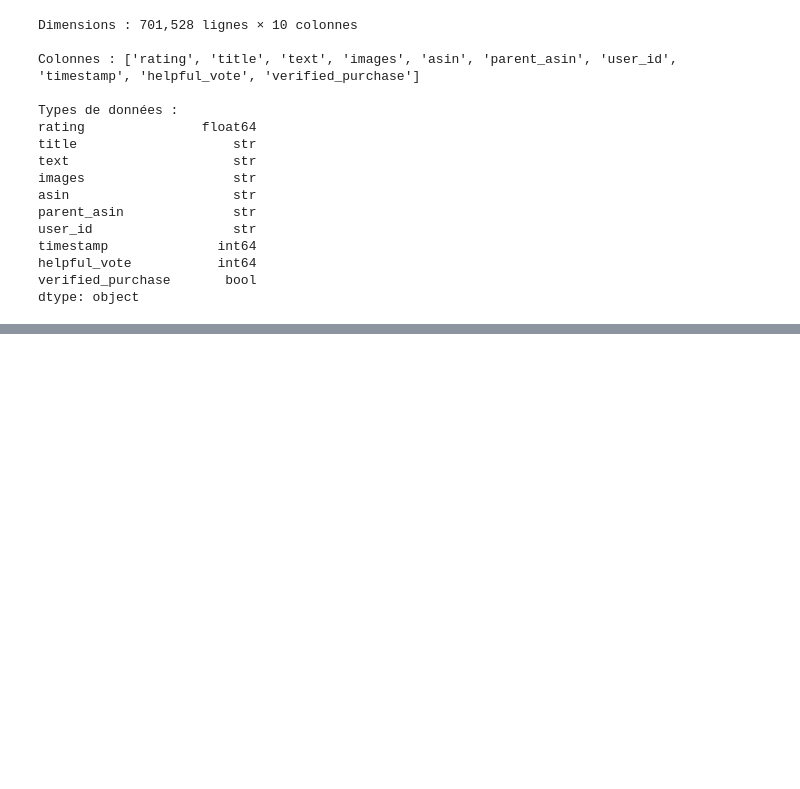
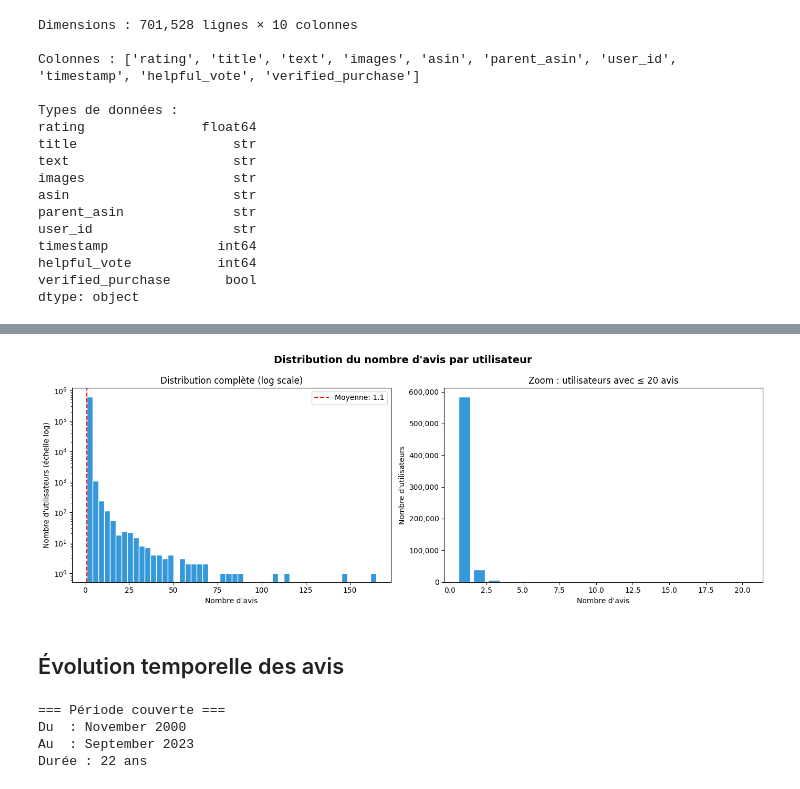
Before and after one commit to space9cowboy/Projet_5_Reco, a Jupyter notebook: notebooks/Exploration_All_Beauty.ipynb, the cells around one changed output, grey strips where cells are left out. Drawn from its saved outputs; the diff is of its cells as text; code cells hidden in the pictures; blank space fills up the shorter version.

```diff
--- a/notebooks/Exploration_All_Beauty.ipynb
+++ b/notebooks/Exploration_All_Beauty.ipynb
@@ -27,0 +113,16 @@ dtype: object
+# %%
+# Nombre d'avis par utilisateur
+reviews_per_user = df.groupby('user_id').size()
+
+# Statistiques clés
+print("=== Statistiques ===")
+print(f"Min    : {reviews_per_user.min()}")
+print(f"Max    : {reviews_per_user.max()}")
+print(f"Moyenne: {reviews_per_user.mean():.2f}")
+print(f"Médiane: {reviews_per_user.median():.0f}")
+
+print("\n=== Répartition par seuil ===")
+for seuil in [1, 2, 3, 5, 10]:
+    n = (reviews_per_user >= seuil).sum()
+    pct = n / len(reviews_per_user) * 100
+    print(f"≥ {seuil:2d} avis : {n:>7,} utilisateurs ({pct:.1f}%)")
@@ -27,0 +142,41 @@ dtype: object
+# %%
+fig, axes = plt.subplots(1, 2, figsize=(14, 5))
+fig.suptitle("Distribution du nombre d'avis par utilisateur", fontsize=14, fontweight='bold')
+
+# --- Histogramme en échelle log (tous les utilisateurs) ---
+axes[0].hist(reviews_per_user, bins=50, color='#3498db', edgecolor='white', log=True)
+axes[0].set_xlabel("Nombre d'avis")
+axes[0].set_ylabel("Nombre d'utilisateurs (échelle log)")
+axes[0].set_title("Distribution complète (log scale)")
+axes[0].axvline(reviews_per_user.mean(), color='red', linestyle='--', label=f'Moyenne: {reviews_per_user.mean():.1f}')
+axes[0].legend()
+
+# --- Zoom sur les utilisateurs avec ≤ 20 avis ---
+zoom = reviews_per_user[reviews_per_user <= 20].value_counts().sort_index()
+axes[1].bar(zoom.index, zoom.values, color='#3498db', edgecolor='white')
+axes[1].set_xlabel("Nombre d'avis")
+axes[1].set_ylabel("Nombre d'utilisateurs")
+axes[1].set_title("Zoom : utilisateurs avec ≤ 20 avis")
+axes[1].yaxis.set_major_formatter(mticker.FuncFormatter(lambda x, _: f'{int(x):,}'))
+
+plt.tight_layout()
+plt.savefig("../outputs/distribution_avis_utilisateurs.png", dpi=150, bbox_inches='tight')
+plt.show()
+# %% [output]
+[figure, added]
+# %% [markdown]
+## Évolution temporelle des avis
+# %%
+# Le timestamp est en millisecondes → conversion en datetime
+df['date'] = pd.to_datetime(df['timestamp'], unit='ms')
+df['year_month'] = df['date'].dt.to_period('M')
+
+print("=== Période couverte ===")
+print(f"Du  : {df['date'].min().strftime('%B %Y')}")
+print(f"Au  : {df['date'].max().strftime('%B %Y')}")
+print(f"Durée : {(df['date'].max() - df['date'].min()).days // 365} ans")
+# %% [output]
+=== Période couverte ===
+Du  : November 2000
+Au  : September 2023
+Durée : 22 ans
```
Also changed, not shown: parts of 17 cells of this notebook.
